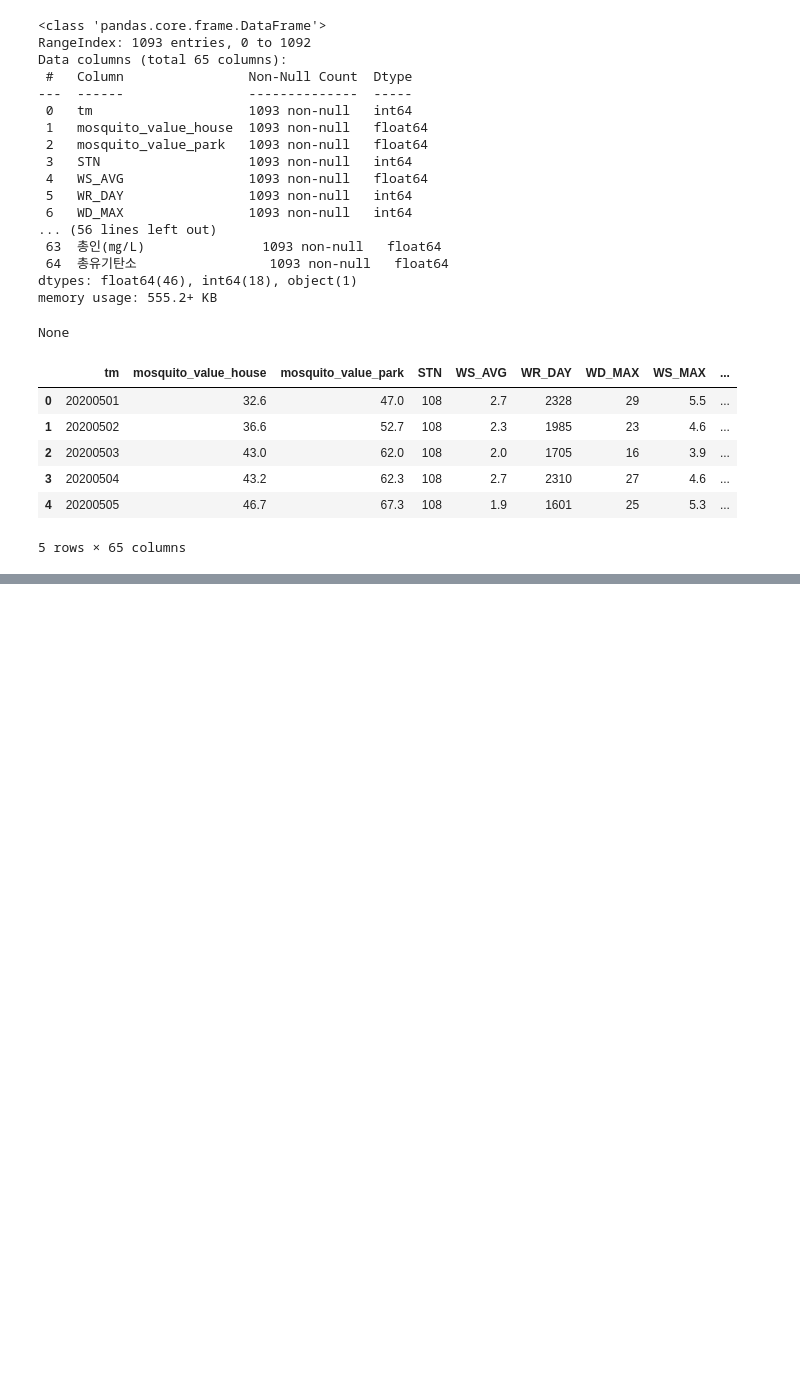
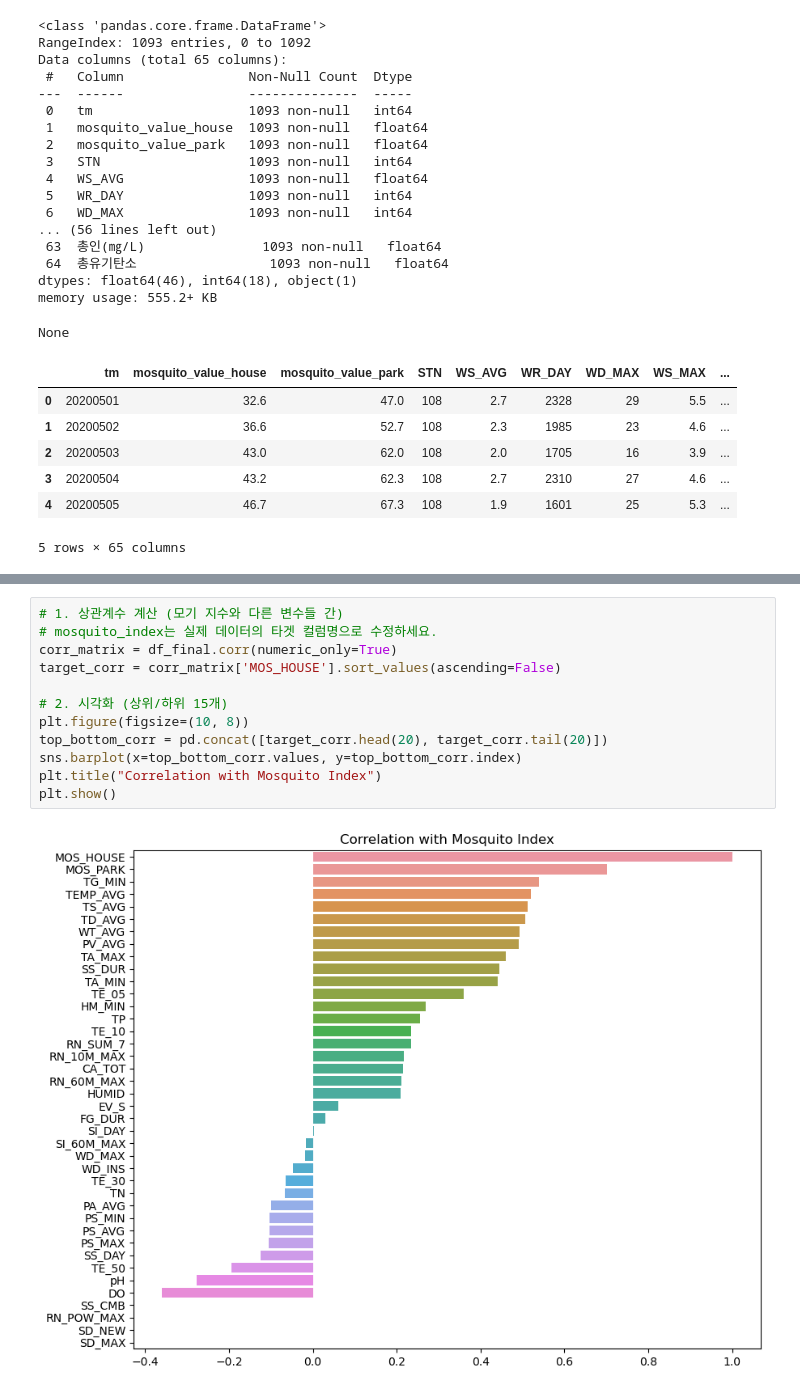
Before and after one commit to choimin1136/mosq-forecast, a Jupyter notebook: EDA.ipynb, the cells around one changed output, grey strips where cells are left out. Drawn from its saved outputs; the diff is of its cells as text; blank space fills up the shorter version.

```diff
--- a/EDA.ipynb
+++ b/EDA.ipynb
@@ -97,0 +242,14 @@ plt.show()
+# %%
+# 1. 상관계수 계산 (모기 지수와 다른 변수들 간)
+# mosquito_index는 실제 데이터의 타겟 컬럼명으로 수정하세요.
+corr_matrix = df_final.corr(numeric_only=True)
+target_corr = corr_matrix['MOS_HOUSE'].sort_values(ascending=False)
+
+# 2. 시각화 (상위/하위 15개)
+plt.figure(figsize=(10, 8))
+top_bottom_corr = pd.concat([target_corr.head(20), target_corr.tail(20)])
+sns.barplot(x=top_bottom_corr.values, y=top_bottom_corr.index)
+plt.title("Correlation with Mosquito Index")
+plt.show()
+# %% [output]
+[figure, added]
```
Also changed, not shown: parts of 17 cells of this notebook, 3 other files.
